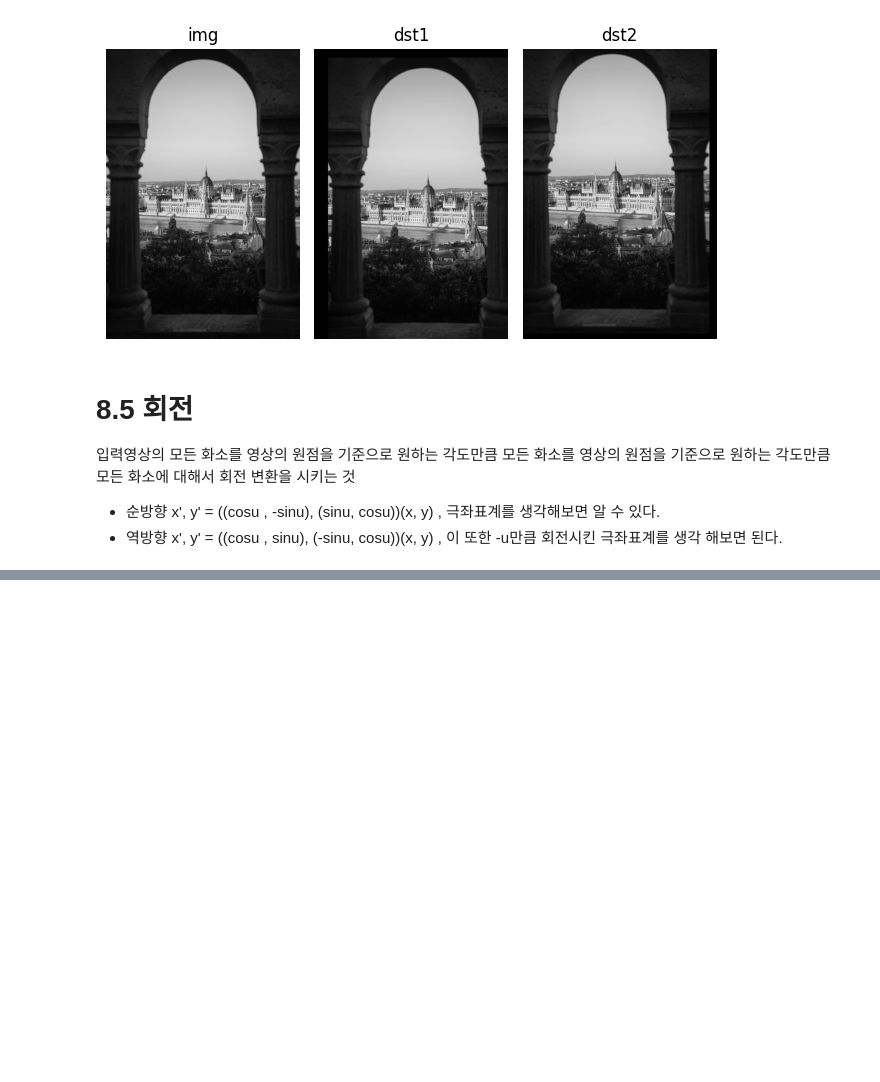
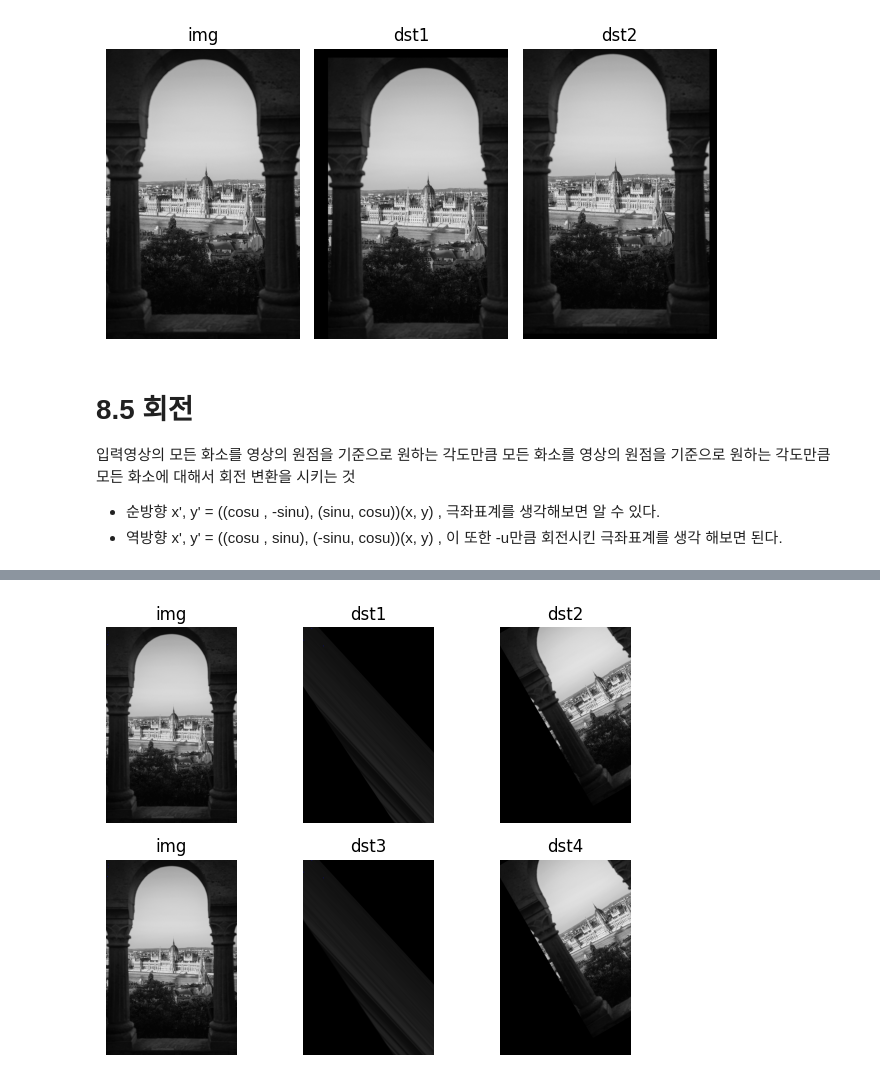
Before and after one commit to toywoo/opencv_tutorial, a Jupyter notebook: source/8_tran_geo.ipynb, the cells around one changed output, grey strips where cells are left out. Saved outputs shown, nothing was run; the diff lists cells and outputs as text; code cells hidden in the pictures; blank space fills up the shorter version.

```diff
--- a/source/8_tran_geo.ipynb
+++ b/source/8_tran_geo.ipynb
@@ -201,0 +254,52 @@ x', y' = ((cosu , sinu), (-sinu, cosu))(x, y) , 이 또한 -u만큼 회전시킨
+# %%
+def affine_transform(img, mat):
+    rows, cols  = img.shape[:2]
+    inv_mat = cv2.invertAffineTransform(mat)
+
+    dst = np.zeros(img.shape, img.dtype)
+    for i in range(rows):
+        for j in range(cols):
+            pt = np.dot(inv_mat, (j, i, 1))
+            if contain(pt, size): dst[i, j] = bilinear_value(img, pt)
+
+    return dst
+# %%
+img = cv2.imread("../images/castle.jpg", cv2.IMREAD_GRAYSCALE)
+
+center = (200, 200)
+angle, scale = 30, 1
+size = img.shape[::-1]
+
+pt1 = np.array([(30, 70), (20, 240), (30, 110)], np.float32)
+pt2 = np.array([(120, 20), (10, 180), (280, 260)], np.float32)
+aff_mat = cv2.getAffineTransform(pt1, pt2)
+rot_mat = cv2.getRotationMatrix2D(center, angle, scale)
+
+dst1 = affine_transform(img, aff_mat)
+dst2 = affine_transform(img, rot_mat)
+dst3 = cv2.warpAffine(img, aff_mat, size, cv2.INTER_LINEAR)
+dst4 = cv2.warpAffine(img, rot_mat, size, cv2.INTER_LINEAR)
+
+img = cv2.cvtColor(img, cv2.COLOR_GRAY2BGR)
+dst1 = cv2.cvtColor(dst1, cv2.COLOR_GRAY2BGR)
+dst3 = cv2.cvtColor(dst3, cv2.COLOR_GRAY2BGR)
+
+for i in range(len(pt1)):
+    cv2.circle(img, tuple(pt1[i].astype(int)), 3, (0, 0, 255), 2)
+    cv2.circle(dst1, tuple(pt2[i].astype(int)), 3, (0, 0, 255), 2)
+    cv2.circle(dst3, tuple(pt2[i].astype(int)), 3, (0, 0, 255), 2)
+
+
+titles = ['img', 'dst1', 'dst2', 'img', 'dst3', 'dst4']
+fig, axs = plt.subplots(nrows=2, ncols=3)
+
+for ax, title in zip(axs.flat, titles):
+    mode = 'gray' if title == 'dst2' or title == 'dst4' else 'hsv'
+    ax.imshow(eval(title), cmap=mode)
+    ax.set_title(title)
+    ax.axis('off')
+
+plt.tight_layout()
+plt.show()
+# %% [output]
+[figure, added]
```
Also changed, not shown: parts of 5 cells of this notebook, 3 other files.
